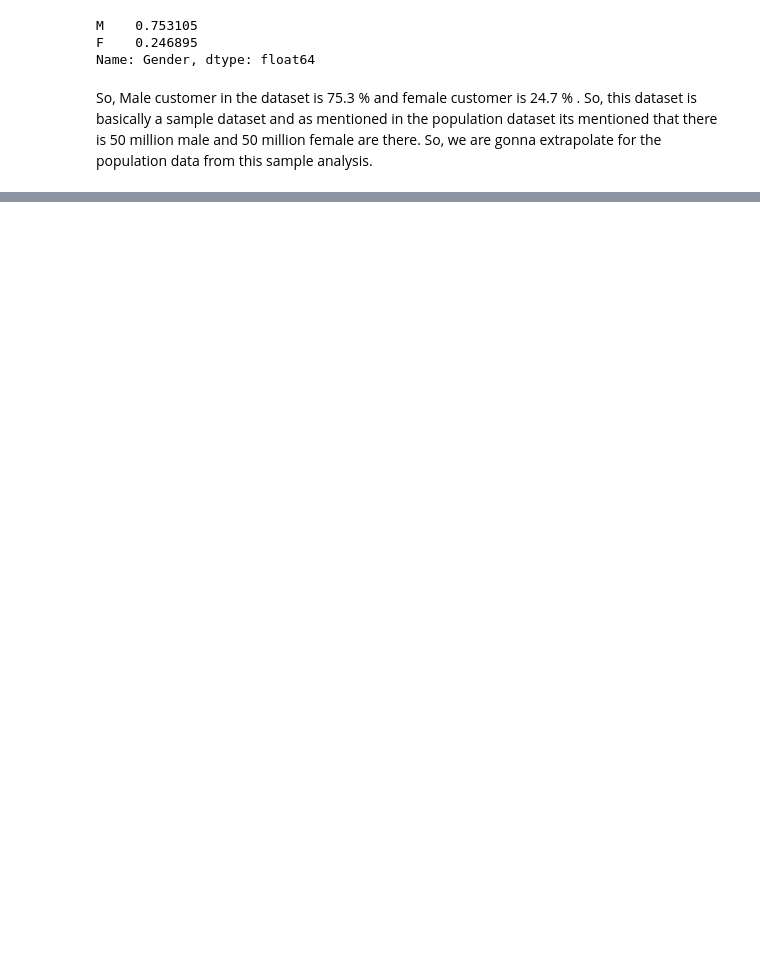
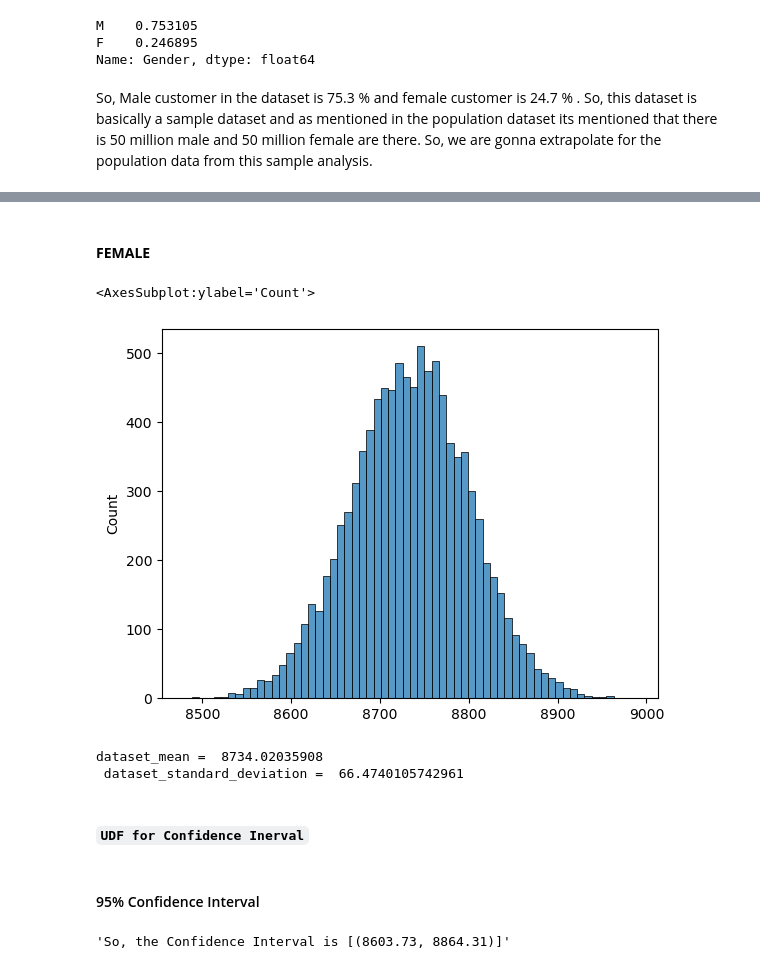
Before and after one commit to WRD397/Projects, a Jupyter notebook: Retail_customer_purchase_analysis/notebook.ipynb, the cells around one changed output, grey strips where cells are left out. Saved outputs shown, nothing was run; the diff lists cells and outputs as text; code cells hidden in the pictures; blank space fills up the shorter version.

```diff
--- a/Retail_customer_purchase_analysis/notebook.ipynb
+++ b/Retail_customer_purchase_analysis/notebook.ipynb
@@ -178,0 +192,27 @@ for sample_size in range(10000,50001):
+# %%
+def multi_trial(dataframe):
+    size = 5000
+
+    global list_mean
+    list_mean = []
+
+    for trial in range(10000):
+        mean_sample = dataframe['Purchase'].sample(size).mean()
+        list_mean.append(mean_sample)
+# %% [markdown]
+#### **FEMALE**
+# %%
+multi_trial(df_female)
+sns.histplot(x = list_mean)
+# %% [output]
+<AxesSubplot:ylabel='Count'>
+[figure, added]
+# %%
+dataset_mean = np.mean(list_mean)
+dataset_std_dev = np.std(list_mean)
+print('dataset_mean = ',dataset_mean,'\n','dataset_standard_deviation = ',dataset_std_dev)
+# %% [output]
+dataset_mean =  8734.02035908
+ dataset_standard_deviation =  66.4740105742961
+# %% [markdown]
+#### `UDF for Confidence Inerval`
@@ -178,0 +233,6 @@ for sample_size in range(10000,50001):
+# %% [markdown]
+#### 95% Confidence Interval
+# %%
+CI(95,dataset_mean,dataset_std_dev )
+# %% [output]
+'So, the Confidence Interval is [(8603.73, 8864.31)]'
```
Also changed, not shown: parts of 66 cells of this notebook.
